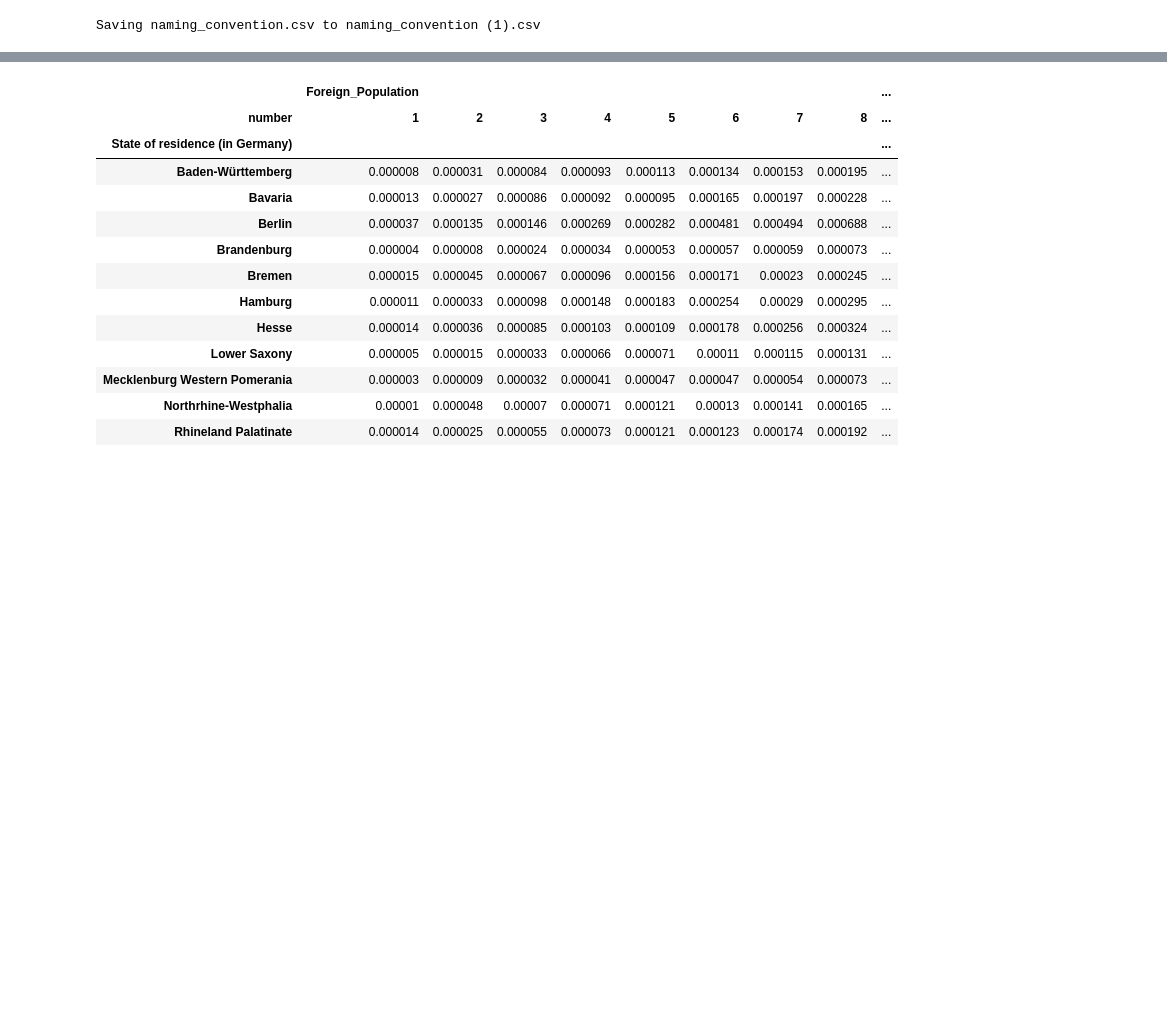
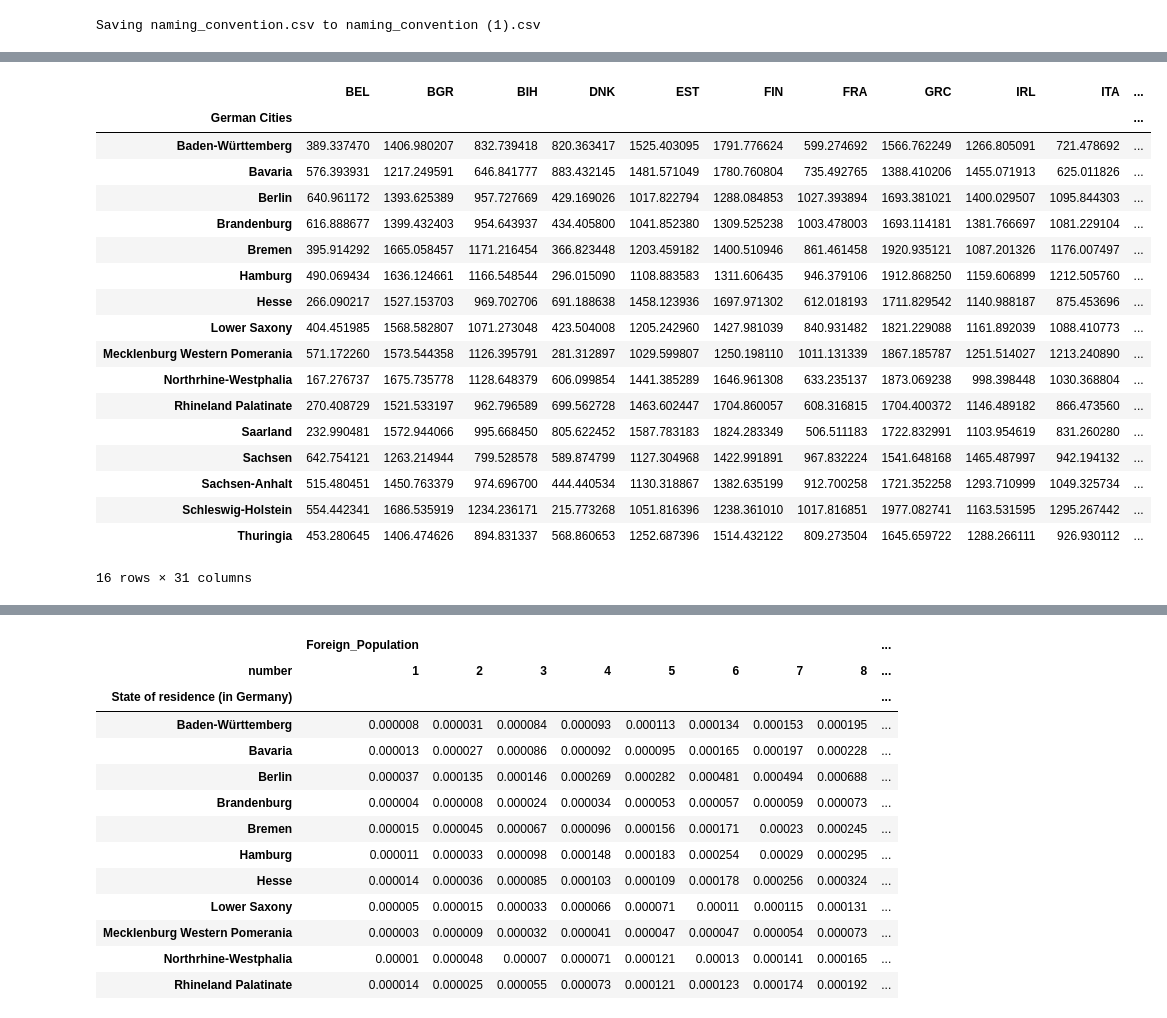
Before and after one commit to Alvaroguijarro97/ML_Group_Project, a Jupyter notebook: wrangling_Geography.ipynb, the cells around one changed output, grey strips where cells are left out. Cells and saved outputs as stored; diff of their text form; code cells hidden in the pictures; blank space fills up the shorter version.

```diff
--- a/wrangling_Geography.ipynb
+++ b/wrangling_Geography.ipynb
@@ -37,10 +55,10 @@ df_abortion_atlas_country_code = df_abortion_atlas_country_code.set_index("iso3"
 # %%
-# take data frame with data on foreign population in Germany by state
-# Upload the "EU_12521-0021_flat.csv" file from GitHub/ML_Group_Project/data/EU_12521-0021_flat.csv
+# take data frame with data on geographical distance between German State's Capital Cities and countries in Europe
+# Upload the "geographical_data" file from GitHub/ML_Group_Project/wrangled data/geographical_data
 
 from google.colab import files
 uploaded = files.upload()
 import io
-foreign_data = pd.read_csv(io.BytesIO(uploaded['EU_12521-0021_flat.csv']), encoding="windows_1258")
+geographical_data = pd.read_csv(io.BytesIO(uploaded['geographical_data.csv']), encoding="windows_1258")
 # %% [output]
 [interactive output not drawn]
@@ -81,3 +66,27 @@ census_df = census_df.rename(
+# %%
+#Rename Columns and Index to maintain consistency through out notebooks
+df_geographical_data = geographical_data.rename(columns={"ï»¿": "German Cities"}).set_index("German Cities").filter(items = ['BEL','BGR','BIH','DNK','EST','FIN','FRA','GRC','IRL','ITA','HRV','LVA','LTU','LUX','MLT','NLD','NOR','AUT','POL','PRT','ROU','SWE','CHE','SRB','SVK','SVN','ESP','CZE','HUN','GBR','CYP'])
+df_geographical_data.rename(index = {"Stuttgart":"Baden-Württemberg","Munich": "Bavaria","Berlin":"Berlin","Potsdam":"Brandenburg","Bremen":"Bremen","Hamburg":"Hamburg","Wiesbaden":"Hesse","Hannover":"Lower Saxony","Schwerin":"Mecklenburg Western Pomerania","DĂ¼sseldorf":"Northrhine-Westphalia","Mainz":"Rhineland Palatinate","SaarbrĂ¼cken":"Saarland","Dresden":"Sachsen","Magdeburg":"Sachsen-Anhalt","Kiel":"Schleswig-Holstein","Erfurt":"Thuringia"}).sort_index()
+# %% [output]
+|  | BEL | BGR | BIH | DNK | EST | FIN | FRA | GRC | IRL | ITA | ... |
+| German Cities |  |  |  |  |  |  |  |  |  |  | ... |
+| Baden-Württemberg | 389.337470 | 1406.980207 | 832.739418 | 820.363417 | 1525.403095 | 1791.776624 | 599.274692 | 1566.762249 | 1266.805091 | 721.478692 | ... |
+| Bavaria | 576.393931 | 1217.249591 | 646.841777 | 883.432145 | 1481.571049 | 1780.760804 | 735.492765 | 1388.410206 | 1455.071913 | 625.011826 | ... |
+| Berlin | 640.961172 | 1393.625389 | 957.727669 | 429.169026 | 1017.822794 | 1288.084853 | 1027.393894 | 1693.381021 | 1400.029507 | 1095.844303 | ... |
+| Brandenburg | 616.888677 | 1399.432403 | 954.643937 | 434.405800 | 1041.852380 | 1309.525238 | 1003.478003 | 1693.114181 | 1381.766697 | 1081.229104 | ... |
+| Bremen | 395.914292 | 1665.058457 | 1171.216454 | 366.823448 | 1203.459182 | 1400.510946 | 861.461458 | 1920.935121 | 1087.201326 | 1176.007497 | ... |
+| Hamburg | 490.069434 | 1636.124661 | 1166.548544 | 296.015090 | 1108.883583 | 1311.606435 | 946.379106 | 1912.868250 | 1159.606899 | 1212.505760 | ... |
+| Hesse | 266.090217 | 1527.153703 | 969.702706 | 691.188638 | 1458.123936 | 1697.971302 | 612.018193 | 1711.829542 | 1140.988187 | 875.453696 | ... |
+| Lower Saxony | 404.451985 | 1568.582807 | 1071.273048 | 423.504008 | 1205.242960 | 1427.981039 | 840.931482 | 1821.229088 | 1161.892039 | 1088.410773 | ... |
+| Mecklenburg Western Pomerania | 571.172260 | 1573.544358 | 1126.395791 | 281.312897 | 1029.599807 | 1250.198110 | 1011.131339 | 1867.185787 | 1251.514027 | 1213.240890 | ... |
+| Northrhine-Westphalia | 167.276737 | 1675.735778 | 1128.648379 | 606.099854 | 1441.385289 | 1646.961308 | 633.235137 | 1873.069238 | 998.398448 | 1030.368804 | ... |
+| Rhineland Palatinate | 270.408729 | 1521.533197 | 962.796589 | 699.562728 | 1463.602447 | 1704.860057 | 608.316815 | 1704.400372 | 1146.489182 | 866.473560 | ... |
+| Saarland | 232.990481 | 1572.944066 | 995.668450 | 805.622452 | 1587.783183 | 1824.283349 | 506.511183 | 1722.832991 | 1103.954619 | 831.260280 | ... |
+| Sachsen | 642.754121 | 1263.214944 | 799.528578 | 589.874799 | 1127.304968 | 1422.991891 | 967.832224 | 1541.648168 | 1465.487997 | 942.194132 | ... |
+| Sachsen-Anhalt | 515.480451 | 1450.763379 | 974.696700 | 444.440534 | 1130.318867 | 1382.635199 | 912.700258 | 1721.352258 | 1293.710999 | 1049.325734 | ... |
+| Schleswig-Holstein | 554.442341 | 1686.535919 | 1234.236171 | 215.773268 | 1051.816396 | 1238.361010 | 1017.816851 | 1977.082741 | 1163.531595 | 1295.267442 | ... |
+| Thuringia | 453.280645 | 1406.474626 | 894.831337 | 568.860653 | 1252.687396 | 1514.432122 | 809.273504 | 1645.659722 | 1288.266111 | 926.930112 | ... |
+16 rows × 31 columns
 # %%
 # rename columns, cleaning data
   # renaming: 1_Auspraegung_Label = State of residence (in Germany); 3_Auspraegung_Label = Citizenship (outside Germany); BEV027__Auslaender__Anzahl = Number of Foreigners in the state
```
Also changed, not shown: parts of 5 cells of this notebook.
